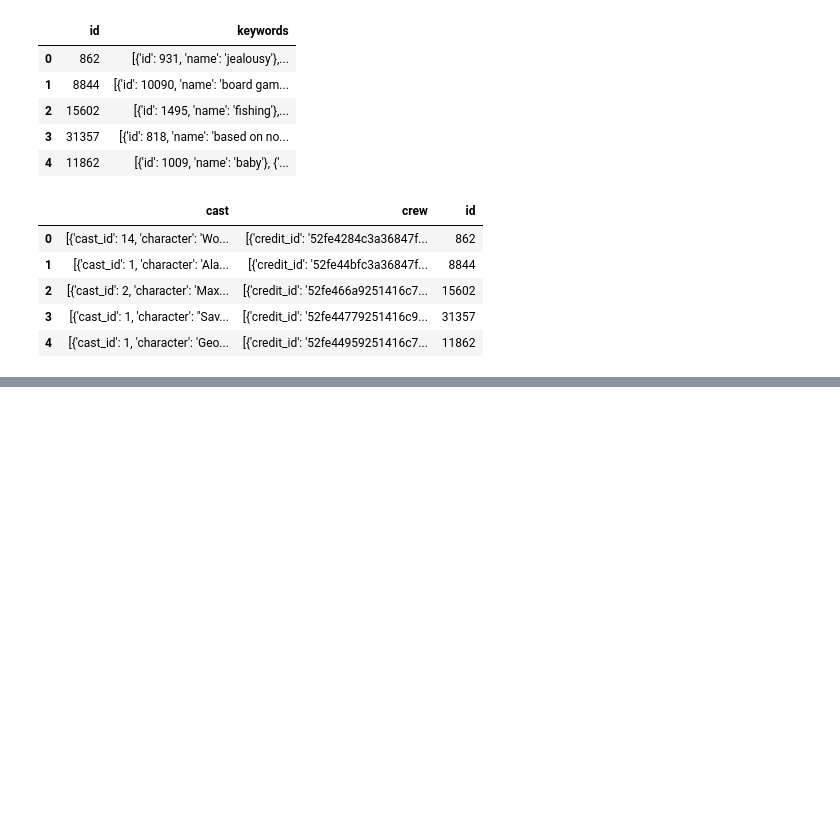
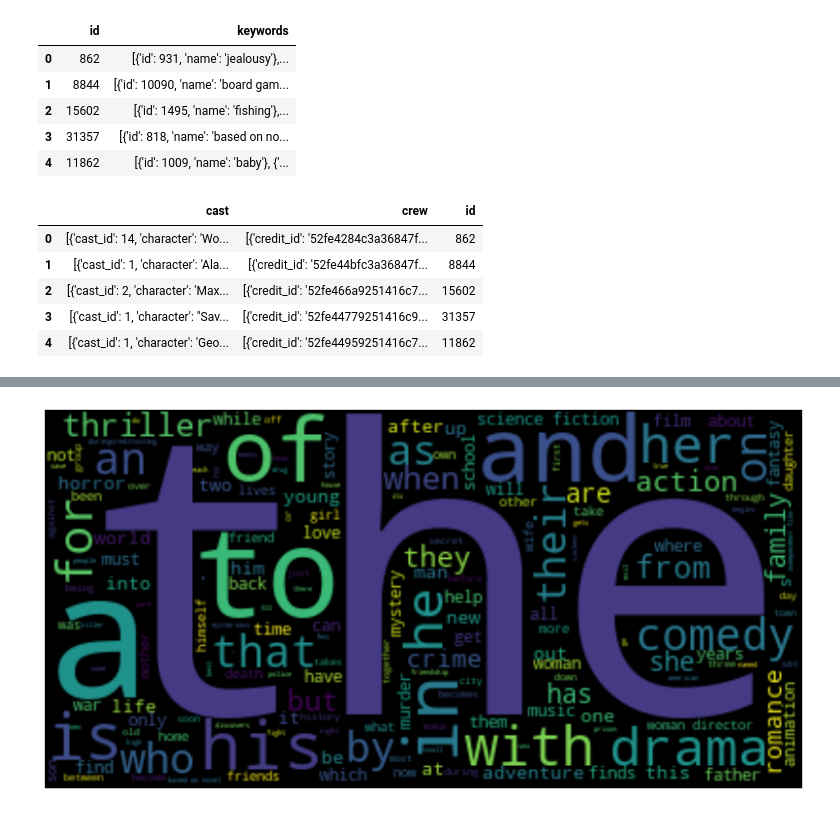
Before and after one commit to N3WBI3Y/Szakdolgozat, a Jupyter notebook: ContentBasedRecommender.ipynb, the cells around one changed output, grey strips where cells are left out. Cells and saved outputs as stored; diff of their text form; code cells hidden in the pictures; blank space fills up the shorter version.

Commit message:
CountVectorizer ContentBasedReccomendation

```diff
--- a/ContentBasedRecommender.ipynb
+++ b/ContentBasedRecommender.ipynb
@@ -392,7 +405,17 @@ stemmer = SnowballStemmer(language="english")
 
 movies_df["keywords"] = movies_df["keywords"].fillna("").apply(lambda keywords : [stemmer.stem(keyword) for keyword in keywords]  if len(keywords) > 0 else [])
 # %%
-from nltk.tokenize import sent_tokenize, word_tokenize
-def stemSentences(row):
-    """
-    """
+#Input needs to be a string
+#Tokenize string into array of words
+import string
+from nltk.tokenize import word_tokenize
+
+
+notWords = ["--","...","'s","''","n't","``",]
+def tokenizeOverview(row):
+    result = []
+    words = word_tokenize(row)
+    for word in words:
+        if word not in string.punctuation and word not in notWords:
+            result.append(word.lower())
+    return result
@@ -412,0 +422,5 @@ def stemSentences(row):
+# %%
+movies_df['overview'] = movies_df['overview'].apply(tokenizeOverview)
+# %%
+movies_df['content'] = movies_df['genres'] + movies_df['overview'] + movies_df['keywords'] + movies_df['cast'] + movies_df['crew']
+movies_df
@@ -412,0 +456,19 @@ def stemSentences(row):
+# %%
+word_counter = {}
+for row in movies_df['content']:
+    for word in row:
+        if word in word_counter:
+            word_counter[word] += 1
+        else:
+            word_counter[word] = 1
+# %%
+#http://librarycarpentry.org/lc-tdm/09-frequency-distributions/index.html
+from wordcloud import WordCloud
+
+cloud = WordCloud(max_font_size=500).generate_from_frequencies(word_counter)
+plt.figure(figsize=(14,12))
+plt.imshow(cloud, interpolation='bilinear')
+plt.axis('off')
+plt.show()
+# %% [output]
+[figure, added]
```
Also changed, not shown: parts of 20 cells of this notebook.
